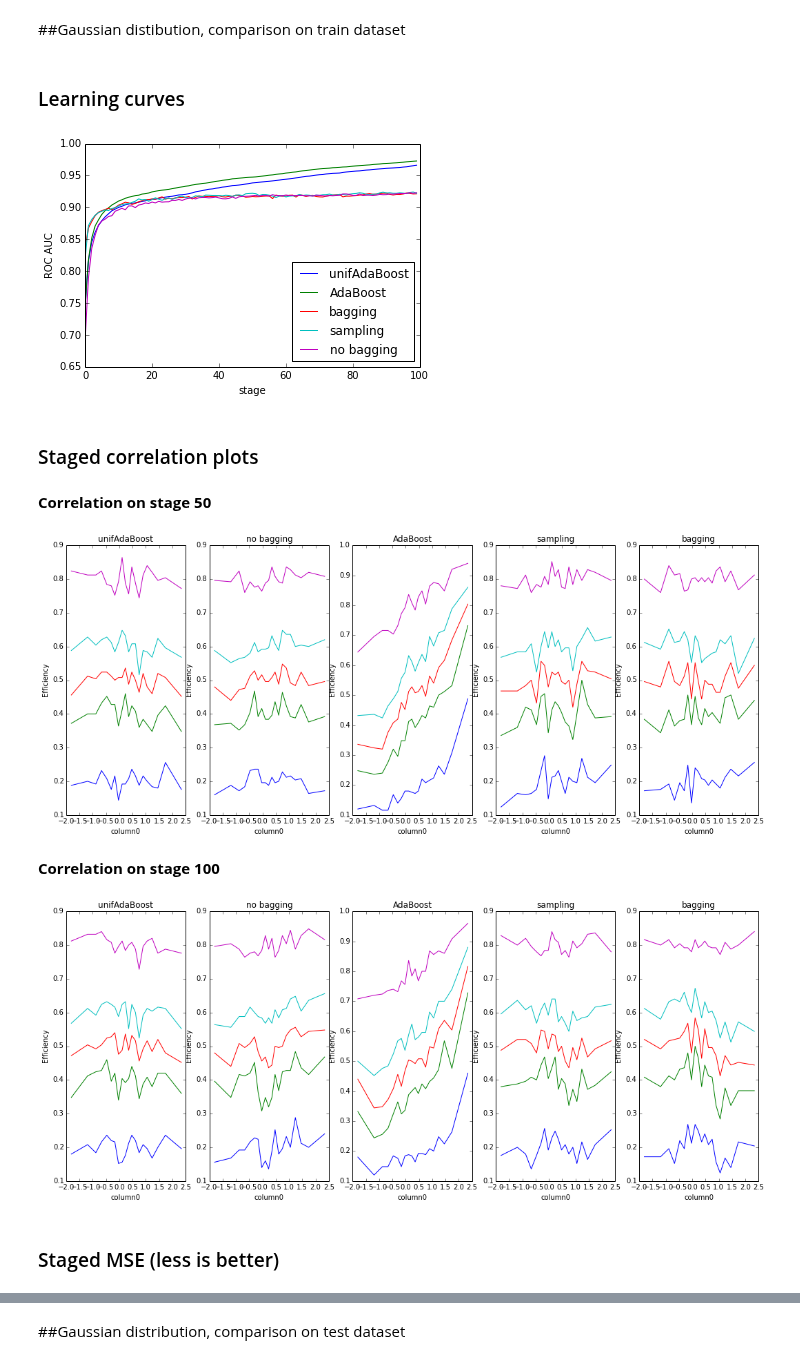
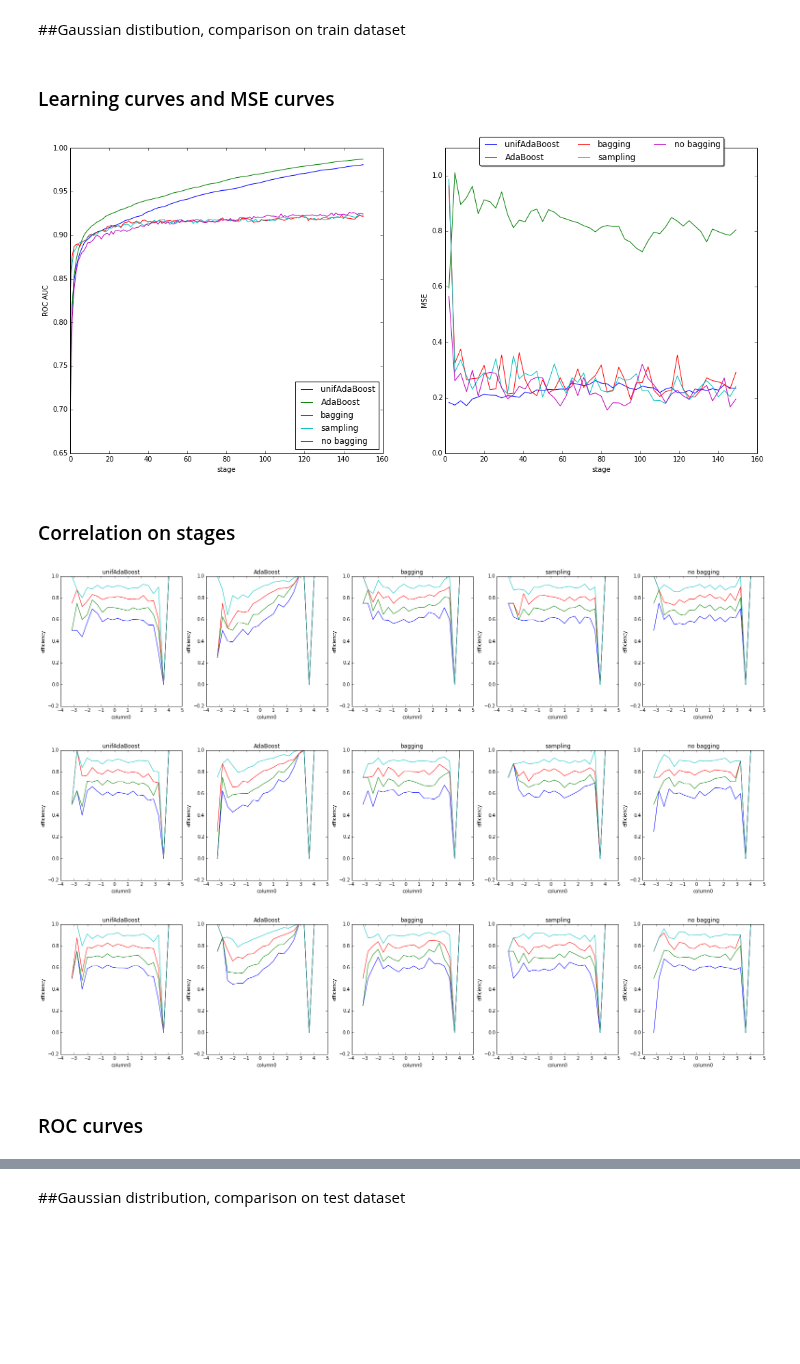
Before and after one commit to anaderi/lhcb_trigger_ml, a Jupyter notebook: IPythonWorkflow/uBoostClassifier.ipynb, the cells around one changed output, grey strips where cells are left out. Drawn from its saved outputs; the diff is of its cells as text; code cells hidden in the pictures; blank space fills up the shorter version.

Commit message:
completely updated uBoost notebook, made uniformity on bg

```diff
--- a/IPythonWorkflow/uBoostClassifier.ipynb
+++ b/IPythonWorkflow/uBoostClassifier.ipynb
@@ -80,34 +46,34 @@ def ShowResultsOnData(classifiers_dict, X, y, uniforming_variables, step=5):
 #Experiments with gaussian distribution
 # %%
 # generating datasets
-testX, testY = commonutils.generateSample(10000, 10, 0.6)
-trainX, trainY = commonutils.generateSample(10000, 10, 0.6)
+testX, testY = commonutils.generate_sample(10000, 10, 0.6)
+trainX, trainY = commonutils.generate_sample(10000, 10, 0.6)
 
 # We will try to get uniform distribution along this variable
-uniformVariables = ['column0']
+uniform_variables = ['column0']
 
 # All the other variables
-train_variables = [col for col in testX.columns if col not in uniformVariables]
-base_estimator = DecisionTreeClassifier(max_depth=3)
+train_variables = [col for col in testX.columns if col not in uniform_variables]
+base_tree = DecisionTreeClassifier(max_depth=3)
 
-n_estimators = 100
+n_estimators = 151
 
 # common arguments for classifiers as a dictionary
 keyword_args = {'n_estimators': n_estimators,
                 'n_neighbors': 50,
                 'efficiency_steps': 10,
-                'uniform_variables': uniformVariables,
-                'base_estimator': base_estimator}
+                'uniform_variables': uniform_variables,
+                'base_estimator': base_tree}
 
-classifiers = OrderedDict()
+classifiers = reports.ClassifiersDict()
 
 classifiers['unifAdaBoost']   = HidingClassifier(train_variables=train_variables,
-                                    base_estimator=AdaBoostClassifier(n_estimators=n_estimators, base_estimator=base_estimator))
-classifiers['AdaBoost']   = AdaBoostClassifier(n_estimators=n_estimators, base_estimator=base_estimator)
+                    base_estimator=AdaBoostClassifier(n_estimators=n_estimators, base_estimator=base_tree))
+classifiers['AdaBoost']   = AdaBoostClassifier(n_estimators=n_estimators, base_estimator=base_tree)
 classifiers['bagging']    = uBoostClassifier(bagging=True, **keyword_args)
 classifiers['sampling']   = uBoostClassifier(bagging=0.6, **keyword_args)
 classifiers['no bagging'] = uBoostClassifier(bagging=False, **keyword_args)
 
-
-reports.trainClassifiers(classifiers, trainX, trainY, ipc_profile=ipc_profile)
+classifiers.fit(trainX, trainY, ipc_profile=ipc_profile)
+pass
 # %% [output]
@@ -115,13 +81,12 @@ We spent 77.961 seconds on parallel training
 # %% [markdown]
 ##Gaussian distibution, comparison on train dataset
 # %%
-ShowResultsOnData(classifiers, trainX, trainY, uniformVariables, step=50)
+print_report(classifiers, trainX, trainY, uniform_variables)
 # %% [output]
-Learning curves
+Learning curves and MSE curves
-[figure, old version]
+[figure, new version]
-Staged correlation plots
+Correlation on stages
+[figure, new version]
+[figure, new version]
+[figure, added]
-Correlation on stage 50
+ROC curves
-[figure, old version]
-Correlation on stage 100
-[figure, old version]
-Staged MSE (less is better)
```
Also changed, not shown: parts of 26 cells of this notebook.
